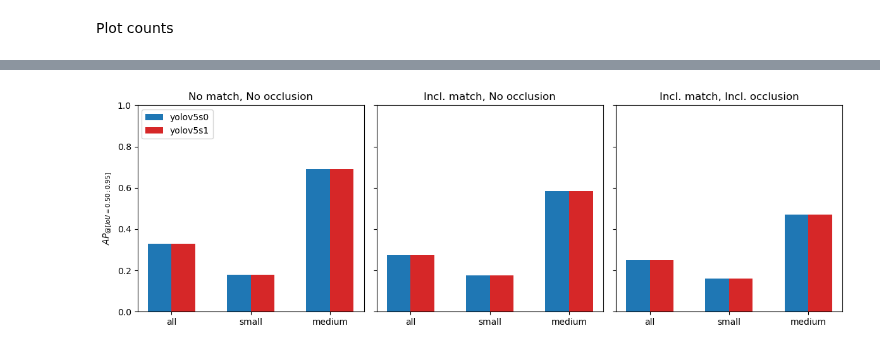
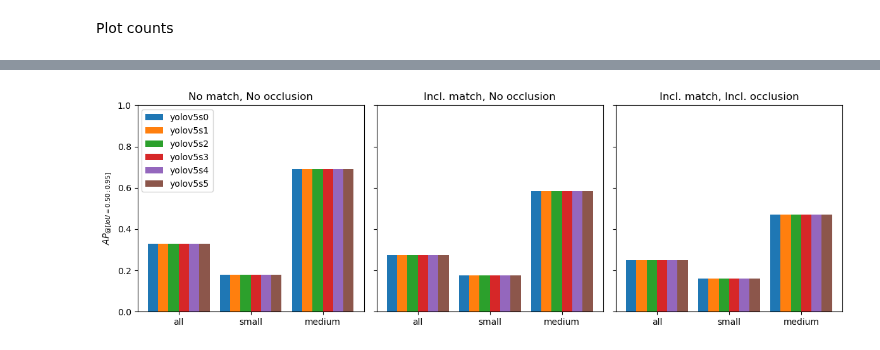
Before and after one commit to 262882/msc_detector_evaluation, a Jupyter notebook: notebook/detector_stats.ipynb, the cells around one changed output, grey strips where cells are left out. Cells and saved outputs as stored; diff of their text form; code cells hidden in the pictures.

Commit message:
Update bar plot

```diff
--- a/notebook/detector_stats.ipynb
+++ b/notebook/detector_stats.ipynb
@@ -19,4 +42,7 @@ models_dict = {
     list(read_dict.keys())[0]+str(0):read_dict.values(),
     list(read_dict.keys())[0]+str(1):read_dict.values(),
     list(read_dict.keys())[0]+str(2):read_dict.values(),
+    list(read_dict.keys())[0]+str(3):read_dict.values(),
+    list(read_dict.keys())[0]+str(4):read_dict.values(),
+    list(read_dict.keys())[0]+str(5):read_dict.values(),
 }
@@ -29,35 +49,38 @@ measures_keys = list(model_0_results[dataset_keys[0]].keys())
-# %%
-labels = [key[measures_keys[0].rfind('-')+1:-1] for key in measures_keys]
-
-x = np.arange(len(labels))
-width = 0.3
-gap = 0.00
-
-fig,axes = plt.subplots(nrows=1, ncols=3, figsize=(12,4), sharey=True)
-ax=axes.ravel()
-
-ax[0].bar(x-width/2-gap, measures_values[0], color = 'tab:blue', width = width, label = model_keys[0])
-ax[0].bar(x+width/2+gap, measures_values[0], color = 'tab:red', width = width, label = model_keys[1])
-ax[0].set_title("No match, No occlusion")
-ax[0].set_ylabel('$'+ measures_keys[0][:measures_keys[0].find('-')]+'}$')
-ax[0].set_ylim([0,1])
-ax[0].set_xticks(x)
-ax[0].set_xticklabels(labels)
-ax[0].legend(loc ="upper left")
-
-ax[1].bar(x-width/2, measures_values[1], color ='tab:blue', width = width, label = model_keys[0])
-ax[1].bar(x+width/2, measures_values[1], color = 'tab:red', width = width, label = model_keys[1])
-ax[1].set_title("Incl. match, No occlusion")
-ax[1].set_xticks(x)
-ax[1].set_xticklabels(labels)
-
-ax[2].bar(x-width/2, measures_values[2], color = 'tab:blue', width = width, label = model_keys[0])
-ax[2].bar(x+width/2, measures_values[2], color = 'tab:red', width = width, label = model_keys[1])
-ax[2].set_title("Incl. match, Incl. occlusion")
-ax[2].set_xticks(x)
-ax[2].set_xticklabels(labels)
-
-fig.tight_layout()
-plt.show()
-# %% [output]
-[figure, removed]
+# %%
+model_keys = list(models_dict.keys())
+model_results = [list(models_dict[model])[0] for model in model_keys]
+dataset_keys = list(model_results[0].keys())
+measures_keys = list(model_results[0][dataset_keys[0]].keys())
+measures_values = [[list(model_results[model_no][dset].values()) for dset in dataset_keys] for model_no in range(len(model_keys))]
+# %%
+def my_barplot(ax, num):
+    x = np.arange(len(measures))
+    num_models = len(model_keys)
+    width = 1/(num_models+1)
+    ax[num].set_xticks(x)
+    ax[num].set_xticklabels(measures)
+    shift = (np.arange(num_models)-(num_models-1)/2)*width
+    for model_no, model in enumerate(model_keys):
+        ax[num].bar(x+shift[model_no], measures_values[model_no][num], width = width, label = model)
+# %%
+measures = [key[measures_keys[0].rfind('-')+1:-1] for key in measures_keys]
+
+fig,axes = plt.subplots(nrows=1, ncols=3, figsize=(12,4), sharey=True)
+ax=axes.ravel()
+
+ax[0].set_title("No match, No occlusion")
+my_barplot(ax,0)
+ax[0].legend(loc ="upper left")
+ax[0].set_ylabel('$'+ measures_keys[0][:measures_keys[0].find('-')]+'}$')
+ax[0].set_ylim([0,1])
+
+ax[1].set_title("Incl. match, No occlusion")
+my_barplot(ax,1)
+
+ax[2].set_title("Incl. match, Incl. occlusion")
+my_barplot(ax,2)
+
+fig.tight_layout()
+plt.show()
+# %% [output]
+[figure, added]
```
Also changed, not shown: parts of 4 cells of this notebook.
